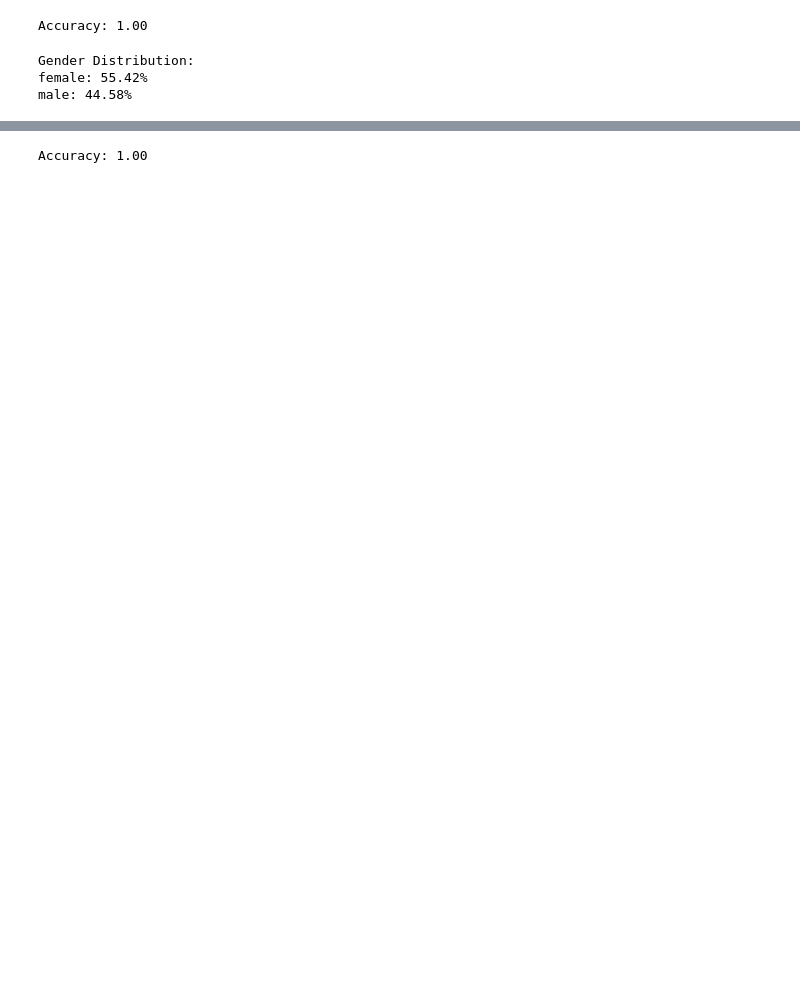
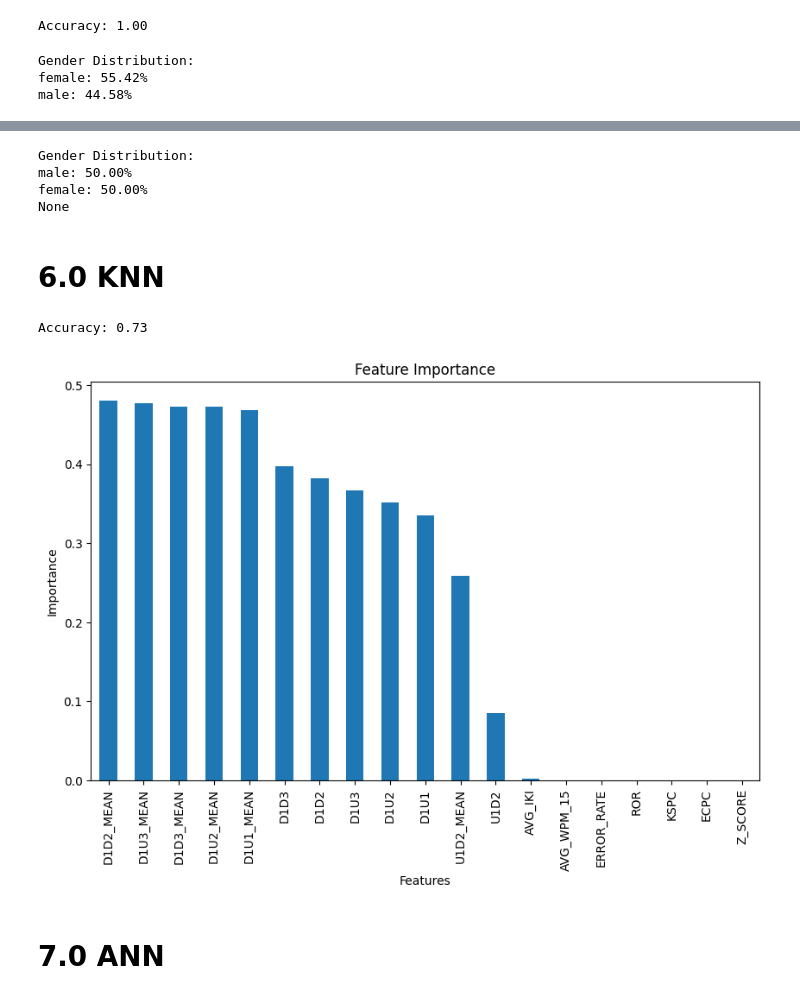
Before and after one commit to lacekaa/erkd, a Jupyter notebook: gender_prediction.ipynb, the cells around one changed output, grey strips where cells are left out. Drawn from its saved outputs; the diff is of its cells as text; code cells hidden in the pictures; blank space fills up the shorter version.

```diff
--- a/gender_prediction.ipynb
+++ b/gender_prediction.ipynb
@@ -469,3 +609,13 @@ male: 44.58%
+# %%
+# print whether or not data is now balanced
+print(display_gender_distribution(output_csv_path))
+# %% [output]
+Gender Distribution:
+male: 50.00%
+female: 50.00%
+None
+# %% [markdown]
+# 6.0 KNN
 # %%
 import pandas as pd
 from sklearn.model_selection import train_test_split
@@ -474,7 +624,7 @@ from sklearn.neighbors import KNeighborsClassifier
 from sklearn.metrics import accuracy_score
 
 # Step 1: Read the CSV file
-df = pd.read_csv('demo_keystroke.csv')
+df = pd.read_csv('male_female_balanced.csv')
 
 # Step 2: Preprocess data
 # Drop rows with missing values
@@ -492,7 +642,7 @@ df['GENDER'] = label_encoder.fit_transform(df['GENDER'])
 # ]
 
 features = [
-    'D1U1', 'D1U2', 'D1U3', 'D1D2', 'D1D3', 'Z_SCORE', 'ERROR_RATE', 'ROR', 'ECPC', 'KSPC', 'AVG_IKI', 'U1D2_MEAN'
+    'D1U1', 'D1U2', 'D1U3', 'D1D2', 'D1D3', 'Z_SCORE'
 ]
 X = df[features]
 y = df['GENDER']
@@ -509,4 +659,66 @@ y_pred = knn.predict(X_test)
 accuracy = accuracy_score(y_test, y_pred)
 print(f'Accuracy: {accuracy:.2f}')
 # %% [output]
-Accuracy: 1.00
+Accuracy: 0.73
+# %%
+import pandas as pd
+from sklearn.model_selection import train_test_split
+from sklearn.preprocessing import LabelEncoder
+from sklearn.neighbors import KNeighborsClassifier
+from sklearn.metrics import accuracy_score
+from sklearn.inspection import permutation_importance
+import matplotlib.pyplot as plt
+
+
+def visualize_feature_importance(csv_path):
+    # Step 1: Read the CSV file
+    df = pd.read_csv(csv_path)
+
+    # Step 2: Preprocess data
+    # Drop rows with missing values
+    df = df.dropna()
+
+    # Encode the 'GENDER' column
+    label_encoder = LabelEncoder()
+    df['GENDER'] = label_encoder.fit_transform(df['GENDER'])
+
+    # Select specified features and target
+    features = [
+        'ERROR_RATE', 'AVG_WPM_15', 'AVG_IKI', 'ECPC', 'KSPC', 'ROR', 'D1U1', 'D1U2', 'D1U3', 'D1D2', 'D1D3',
+        'D1U1_MEAN',
+        'D1U2_MEAN',
+        'D1U3_MEAN', 'D1D2_MEAN', 'D1D3_MEAN', 'U1D2', 'U1D2_MEAN', 'Z_SCORE'
+    ]
+    X = df[features]
+    y = df['GENDER']
+
+    # Step 3: Split data into training and testing sets
+    X_train, X_test, y_train, y_test = train_test_split(X, y, test_size=0.2, random_state=42)
+
+    # Step 4: Train KNN model
+    knn = KNeighborsClassifier(n_neighbors=5)
+    knn.fit(X_train, y_train)
+
+    # Step 5: Calculate feature importance using permutation importance
+    result = permutation_importance(knn, X_test, y_test, n_repeats=10, random_state=42, n_jobs=2)
+    importance = result.importances_mean
+
+    # Step 6: Visualize feature importance
+    feature_importance = pd.Series(importance, index=features)
+    feature_importance.sort_values(ascending=False, inplace=True)
+
+    plt.figure(figsize=(10, 6))
+    feature_importance.plot(kind='bar')
+    plt.title('Feature Importance')
+    plt.xlabel('Features')
+    plt.ylabel('Importance')
+    plt.show()
+
+
+# Example usage:
+csv_path = 'demo_keystroke.csv'  # Path to the CSV file
+visualize_feature_importance(csv_path)
+# %% [output]
+[figure, added]
+# %% [markdown]
+# 7.0 ANN
```
Also changed, not shown: parts of 6 cells of this notebook.
